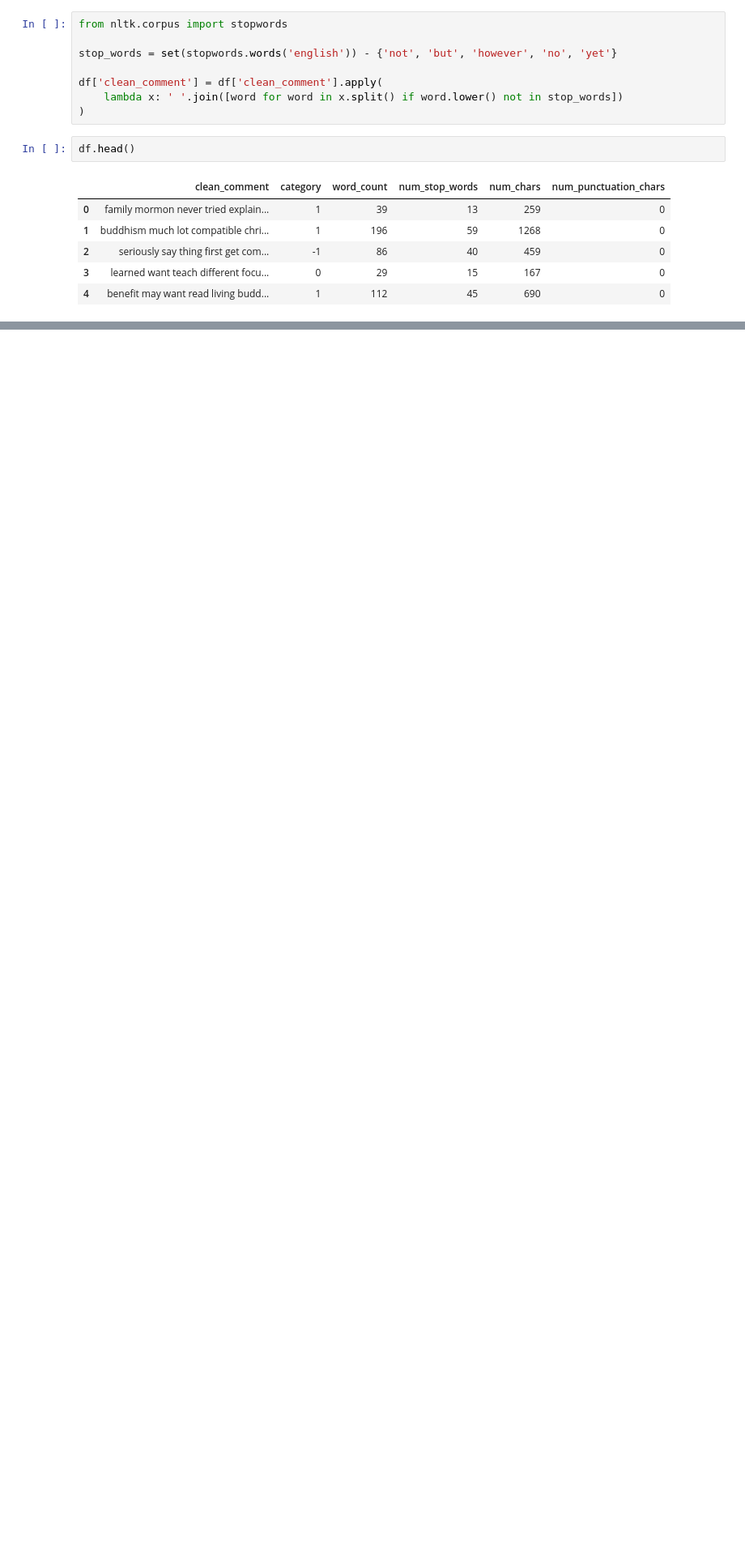
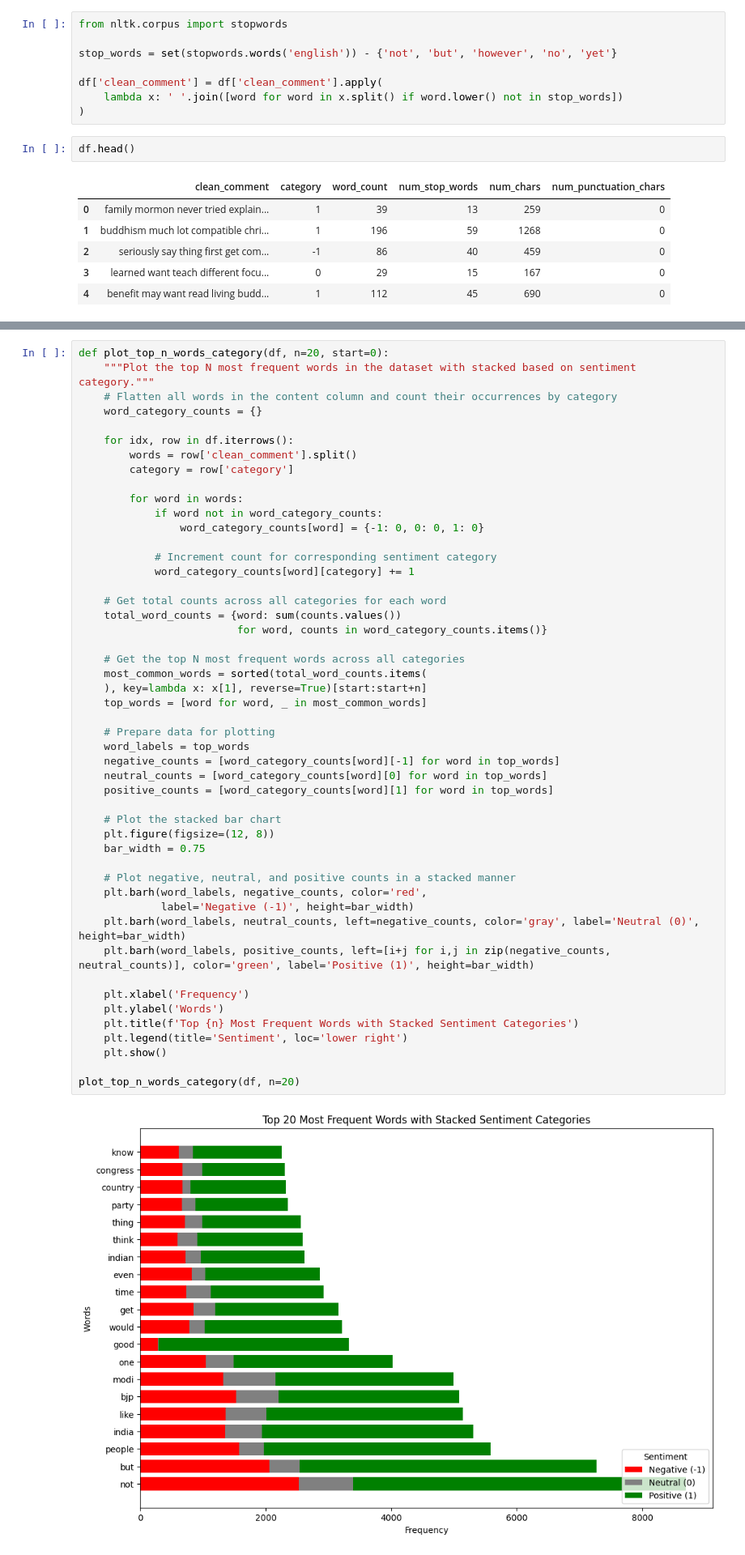
Before and after one commit to Gavesh99324/Sentiment-Analysis, a Jupyter notebook: notebooks/1_Preprocessing_&_EDA.ipynb, the cells around one changed output, grey strips where cells are left out. Shown at 81% size. Saved outputs shown, nothing was run; the diff lists cells and outputs as text; blank space fills up the shorter version.

```diff
--- a/notebooks/1_Preprocessing_&_EDA.ipynb
+++ b/notebooks/1_Preprocessing_&_EDA.ipynb
@@ -539,0 +579,51 @@ df.head()
+# %%
+def plot_top_n_words_category(df, n=20, start=0):
+    """Plot the top N most frequent words in the dataset with stacked based on sentiment category."""
+    # Flatten all words in the content column and count their occurrences by category
+    word_category_counts = {}
+
+    for idx, row in df.iterrows():
+        words = row['clean_comment'].split()
+        category = row['category']
+
+        for word in words:
+            if word not in word_category_counts:
+                word_category_counts[word] = {-1: 0, 0: 0, 1: 0}
+
+            # Increment count for corresponding sentiment category
+            word_category_counts[word][category] += 1
+
+    # Get total counts across all categories for each word
+    total_word_counts = {word: sum(counts.values())
+                         for word, counts in word_category_counts.items()}
+
+    # Get the top N most frequent words across all categories
+    most_common_words = sorted(total_word_counts.items(
+    ), key=lambda x: x[1], reverse=True)[start:start+n]
+    top_words = [word for word, _ in most_common_words]
+
+    # Prepare data for plotting
+    word_labels = top_words
+    negative_counts = [word_category_counts[word][-1] for word in top_words]
+    neutral_counts = [word_category_counts[word][0] for word in top_words]
+    positive_counts = [word_category_counts[word][1] for word in top_words]
+
+    # Plot the stacked bar chart
+    plt.figure(figsize=(12, 8))
+    bar_width = 0.75
+
+    # Plot negative, neutral, and positive counts in a stacked manner
+    plt.barh(word_labels, negative_counts, color='red',
+             label='Negative (-1)', height=bar_width)
+    plt.barh(word_labels, neutral_counts, left=negative_counts, color='gray', label='Neutral (0)', height=bar_width)
+    plt.barh(word_labels, positive_counts, left=[i+j for i,j in zip(negative_counts, neutral_counts)], color='green', label='Positive (1)', height=bar_width)
+
+    plt.xlabel('Frequency')
+    plt.ylabel('Words')
+    plt.title(f'Top {n} Most Frequent Words with Stacked Sentiment Categories')
+    plt.legend(title='Sentiment', loc='lower right')
+    plt.show()
+
+plot_top_n_words_category(df, n=20)
+# %% [output]
+[figure, added]
```
Also changed, not shown: parts of 7 cells of this notebook.
